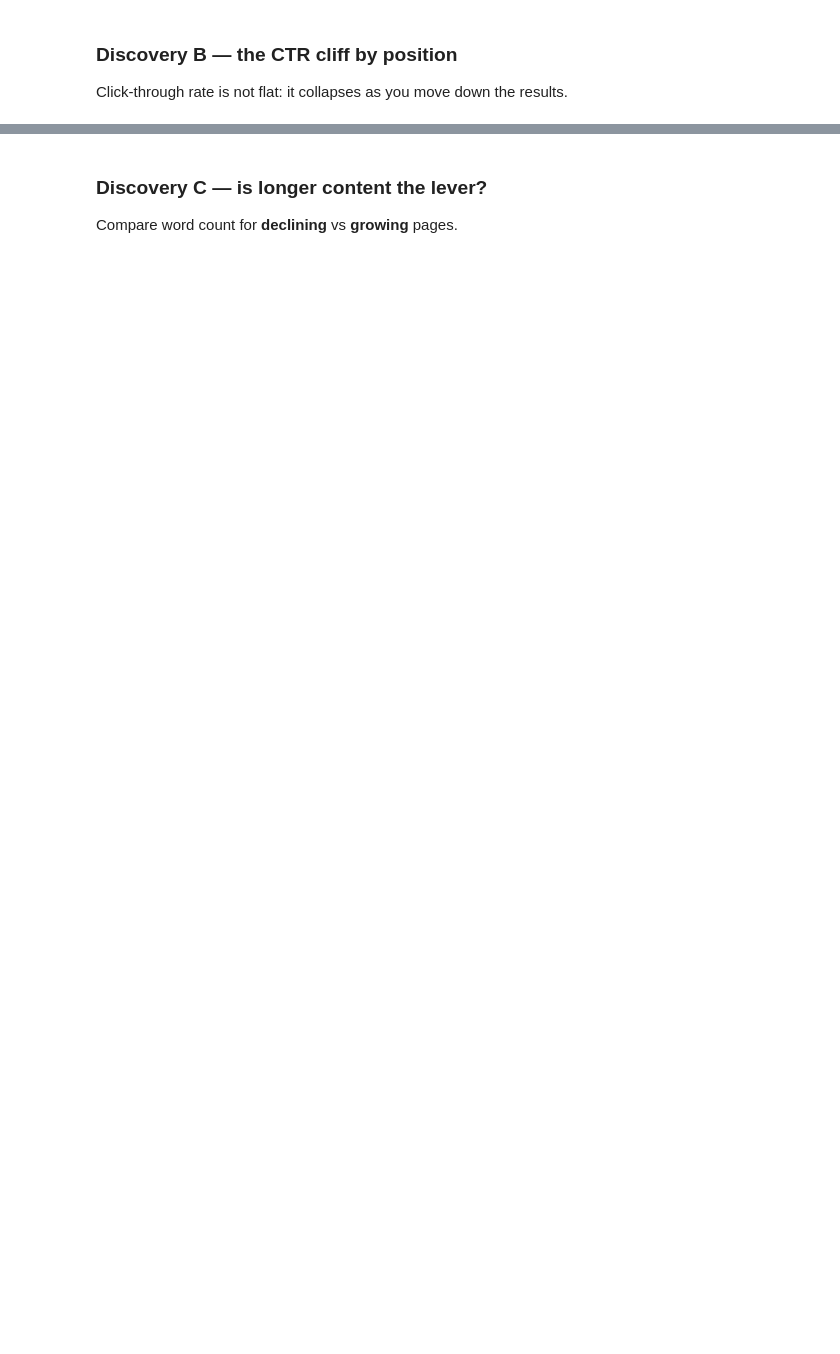
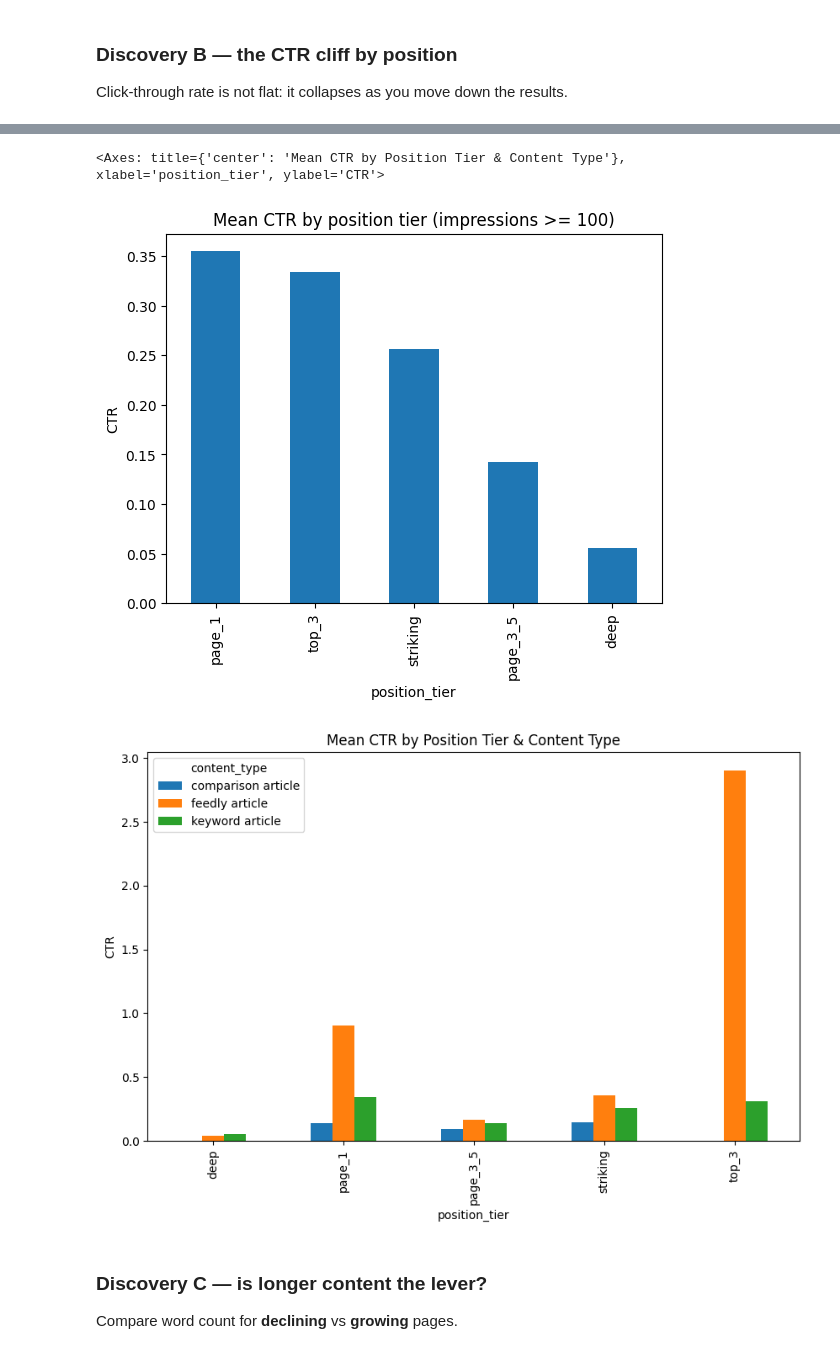
Before and after one commit to colkeaz/MLInternship, a Jupyter notebook: notebooks/01_first_look_and_discovery.ipynb, the cells around one changed output, grey strips where cells are left out. Drawn from its saved outputs; the diff is of its cells as text; code cells hidden in the pictures; blank space fills up the shorter version.

```diff
--- a/notebooks/01_first_look_and_discovery.ipynb
+++ b/notebooks/01_first_look_and_discovery.ipynb
@@ -80,3 +122,10 @@ visible = df[df["impressions_90d"] >= 100]
 ctr_by_pos = visible.groupby("position_tier")["ctr"].mean().sort_values(ascending=False)
 print(ctr_by_pos.round(4).to_string())
 ctr_by_pos.plot(kind="bar", title="Mean CTR by position tier (impressions >= 100)", ylabel="CTR");
+
+
+#which content_type has the worst CTR at the same position tier?
+ctr_by_tier_and_type = visible.groupby(["position_tier", "content_type"])["ctr"].mean().unstack()
+print(ctr_by_tier_and_type)
+ctr_by_tier_and_type.plot(kind="bar", figsize=(10, 6), title="Mean CTR by Position Tier & Content Type", ylabel="CTR")
+# %% [output]
@@ -83,3 +145,6 @@ ctr_by_pos.plot(kind="bar", title="Mean CTR by position tier (impressions >= 100
+<Axes: title={'center': 'Mean CTR by Position Tier & Content Type'}, xlabel='position_tier', ylabel='CTR'>
+[figure, added]
+[figure, added]
 # %% [markdown]
 ### Discovery C — is longer content the lever?
 Compare word count for **declining** vs **growing** pages.
```
Also changed, not shown: parts of 9 cells of this notebook.
